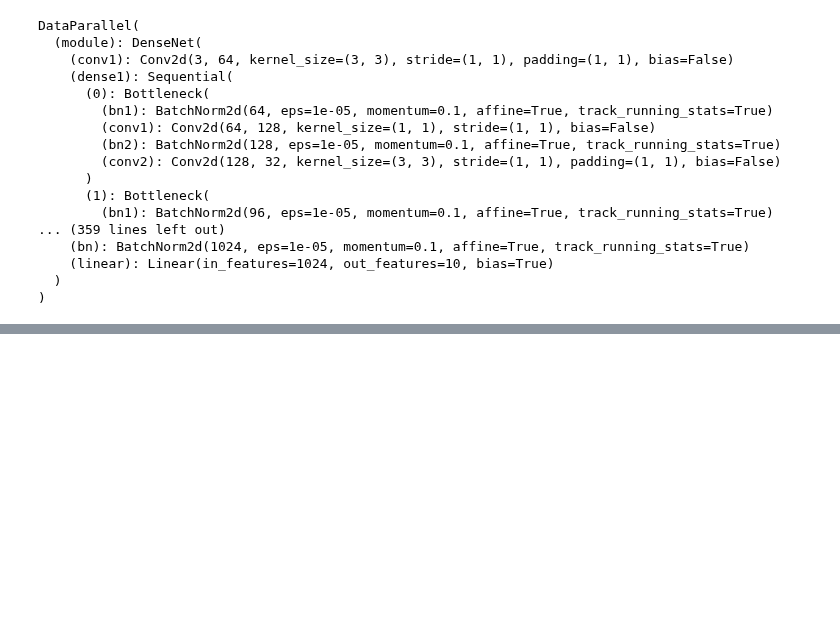
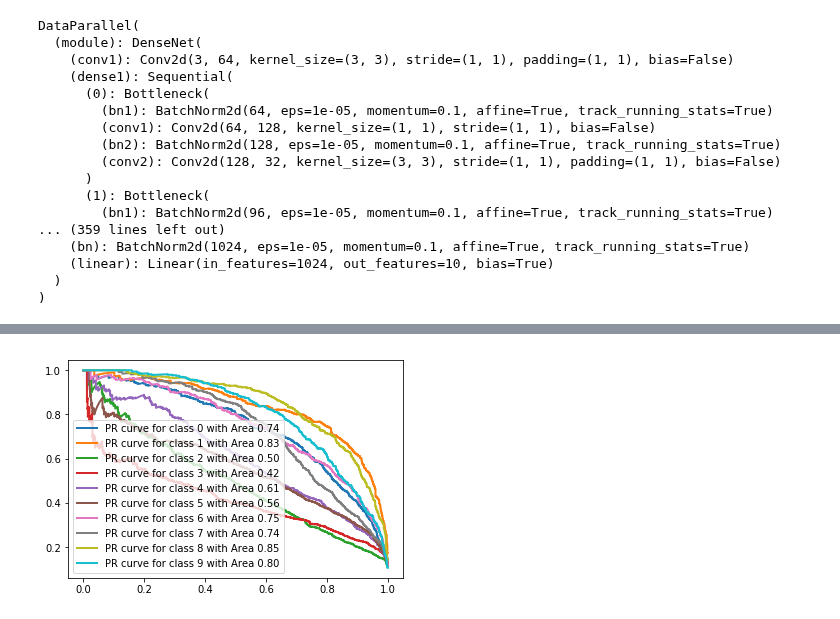
Before and after one commit to zingp/machine-learning, a Jupyter notebook: CNN/DenseNetCIFAR10.ipynb, the cells around one changed output, grey strips where cells are left out. Drawn from its saved outputs; the diff is of its cells as text; code cells hidden in the pictures; blank space fills up the shorter version.

```diff
--- a/CNN/DenseNetCIFAR10.ipynb
+++ b/CNN/DenseNetCIFAR10.ipynb
@@ -304,0 +366,4 @@ obj.get_acc()
+# %%
+plt_pr(obj.prediction, obj.groundtruth, model.num_classes)
+# %% [output]
+[figure, added]
```
Also changed, not shown: parts of 9 cells of this notebook.
